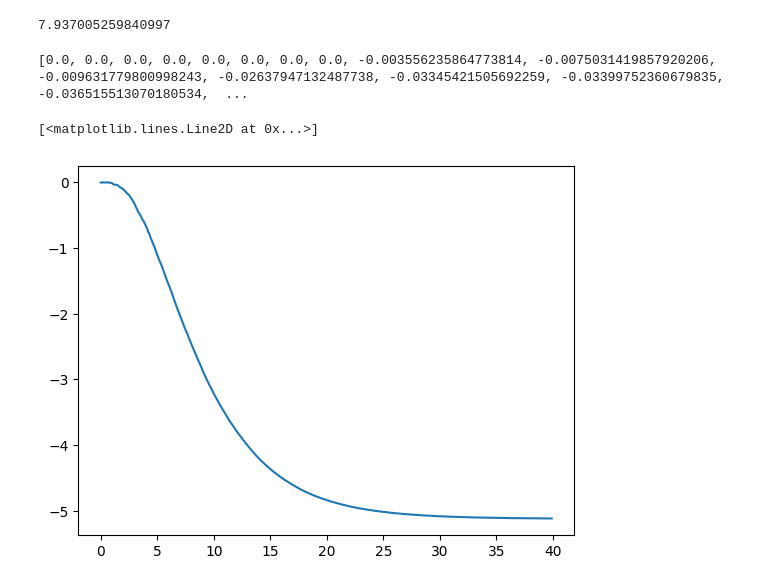
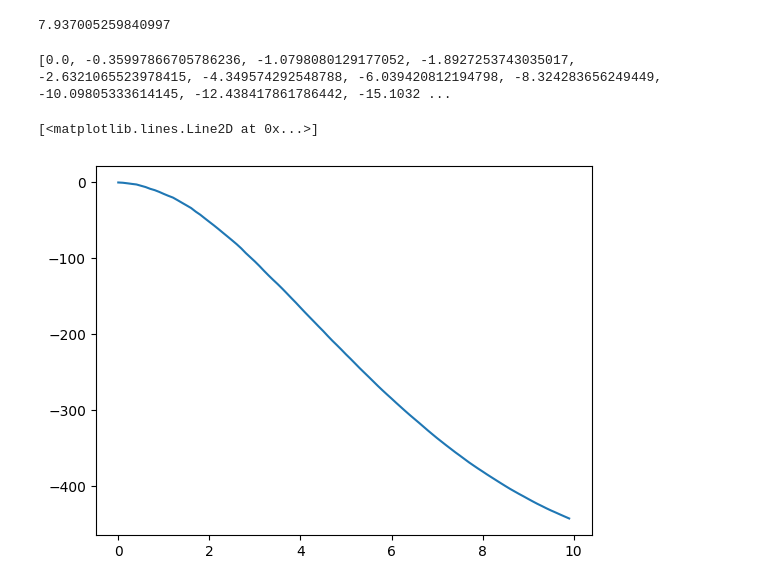
Before and after one commit to asaenz16/QMCspin, a Jupyter notebook: WorldLinesV1.ipynb, the cells around one changed output. Drawn from its saved outputs; the diff is of its cells as text; code cells hidden in the pictures.

```diff
--- a/WorldLinesV1.ipynb
+++ b/WorldLinesV1.ipynb
@@ -593,26 +592,28 @@ def random_update_wt_one(wl, bn):
 # %%
-t = 10
-e =0
-steps = (t**2)
+n=5
+t = 2*n
+e = 0
+steps = 2*(t**2)
 avg = 50
-exp_bn = 0
+exp_b = 0
 exp =[]
 wl=[0]*t
-bn_range = 40
+b_range = 10
 step = 0.1
-for bn in np.arange(0, bn_range, step):
+for b in np.arange(0, b_range, step):
     for j in range(avg):
-        e=0
+        e = 2*np.tanh(b/n)
+        wl=[0]*t
         for i in range(steps):
-            sol = random_update_wt_one(wl,bn/t ).copy()
+            sol = random_update_wt_one(wl,b, n).copy()
             [wl, e] = [sol[0], e + sol[1]]
-        exp_bn = exp_bn + e/(avg* t)
-    exp.append(exp_bn/56)
+        exp_b = exp_b + e
+    exp.append(exp_b/avg)
 print(exp)
 #plt.plot(wl, range(t))
-plt.plot( np.arange(0, bn_range, step), exp)
+plt.plot( np.arange(0, b_range, step), exp)
 # %% [output]
-[0.0, 0.0, 0.0, 0.0, 0.0, 0.0, 0.0, 0.0, -0.003556235864773814, -0.0075031419857920206, -0.009631779800998243, -0.02637947132487738, -0.03345421505692259, -0.03399752360679835, -0.036515513070180534,  ...
+[0.0, -0.35997866705786236, -1.0798080129177052, -1.8927253743035017, -2.6321065523978415, -4.349574292548788, -6.039420812194798, -8.324283656249449, -10.09805333614145, -12.438417861786442, -15.1032 ...
 [<matplotlib.lines.Line2D at 0x...>]
-[figure, old version]
+[figure, new version]
 # %%
```
Also changed, not shown: parts of 6 cells of this notebook.
